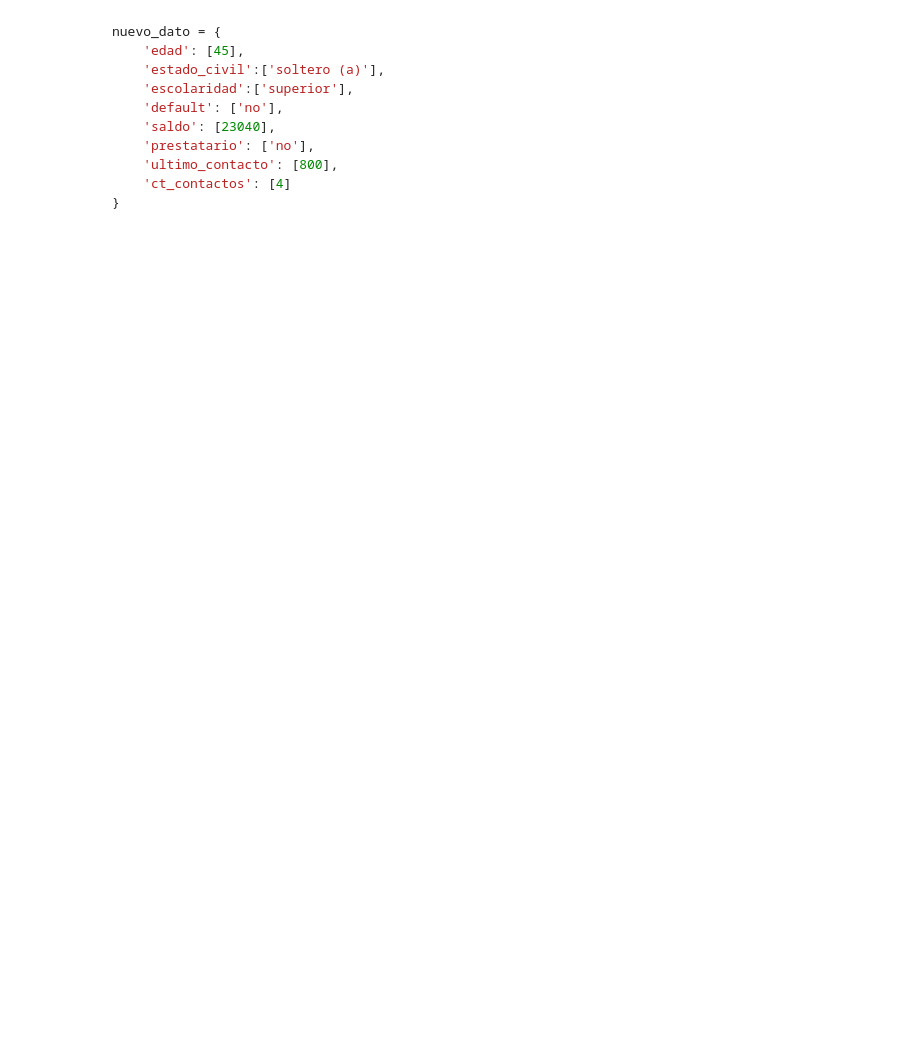
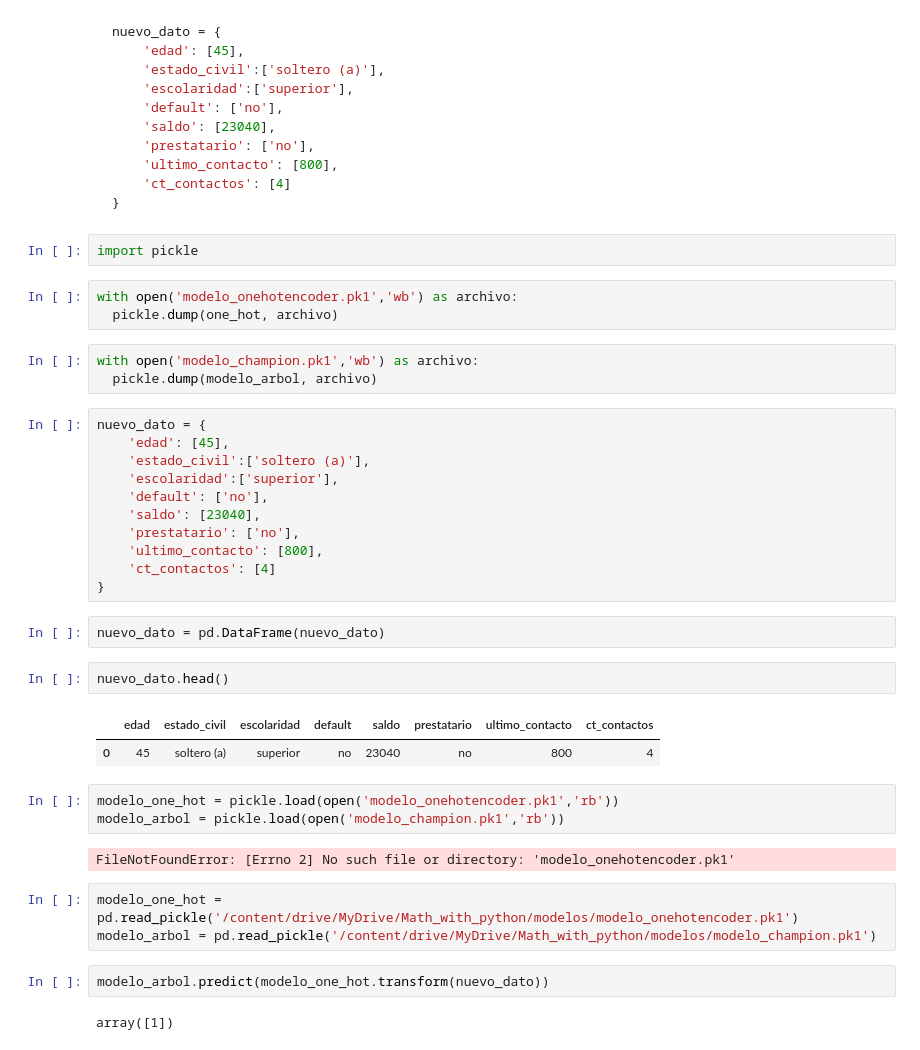
Before and after one commit to dialejo/Math_with_python, a Jupyter notebook: Clasificacion_primeros_pasos.ipynb, the cells around one changed output. Saved outputs shown, nothing was run; the diff lists cells and outputs as text; blank space fills up the shorter version.

````diff
--- a/Clasificacion_primeros_pasos.ipynb
+++ b/Clasificacion_primeros_pasos.ipynb
@@ -618,3 +661,41 @@ nuevo_dato = {
     'ct_contactos': [4]
 }
 ```
+# %%
+import pickle
+# %%
+with open('modelo_onehotencoder.pk1','wb') as archivo:
+  pickle.dump(one_hot, archivo)
+# %%
+with open('modelo_champion.pk1','wb') as archivo:
+  pickle.dump(modelo_arbol, archivo)
+# %%
+nuevo_dato = {
+    'edad': [45],
+    'estado_civil':['soltero (a)'],
+    'escolaridad':['superior'],
+    'default': ['no'],
+    'saldo': [23040],
+    'prestatario': ['no'],
+    'ultimo_contacto': [800],
+    'ct_contactos': [4]
+}
+# %%
+nuevo_dato = pd.DataFrame(nuevo_dato)
+# %%
+nuevo_dato.head()
+# %% [output]
+|  | edad | estado_civil | escolaridad | default | saldo | prestatario | ultimo_contacto | ct_contactos |
+| 0 | 45 | soltero (a) | superior | no | 23040 | no | 800 | 4 |
+# %%
+modelo_one_hot = pickle.load(open('modelo_onehotencoder.pk1','rb'))
+modelo_arbol = pickle.load(open('modelo_champion.pk1','rb'))
+# %% [output]
+FileNotFoundError: [Errno 2] No such file or directory: 'modelo_onehotencoder.pk1'
+# %%
+modelo_one_hot = pd.read_pickle('/content/drive/MyDrive/Math_with_python/modelos/modelo_onehotencoder.pk1')
+modelo_arbol = pd.read_pickle('/content/drive/MyDrive/Math_with_python/modelos/modelo_champion.pk1')
+# %%
+modelo_arbol.predict(modelo_one_hot.transform(nuevo_dato))
+# %% [output]
+array([1])
````
Also changed, not shown: parts of 17 cells of this notebook, 1 other file.
